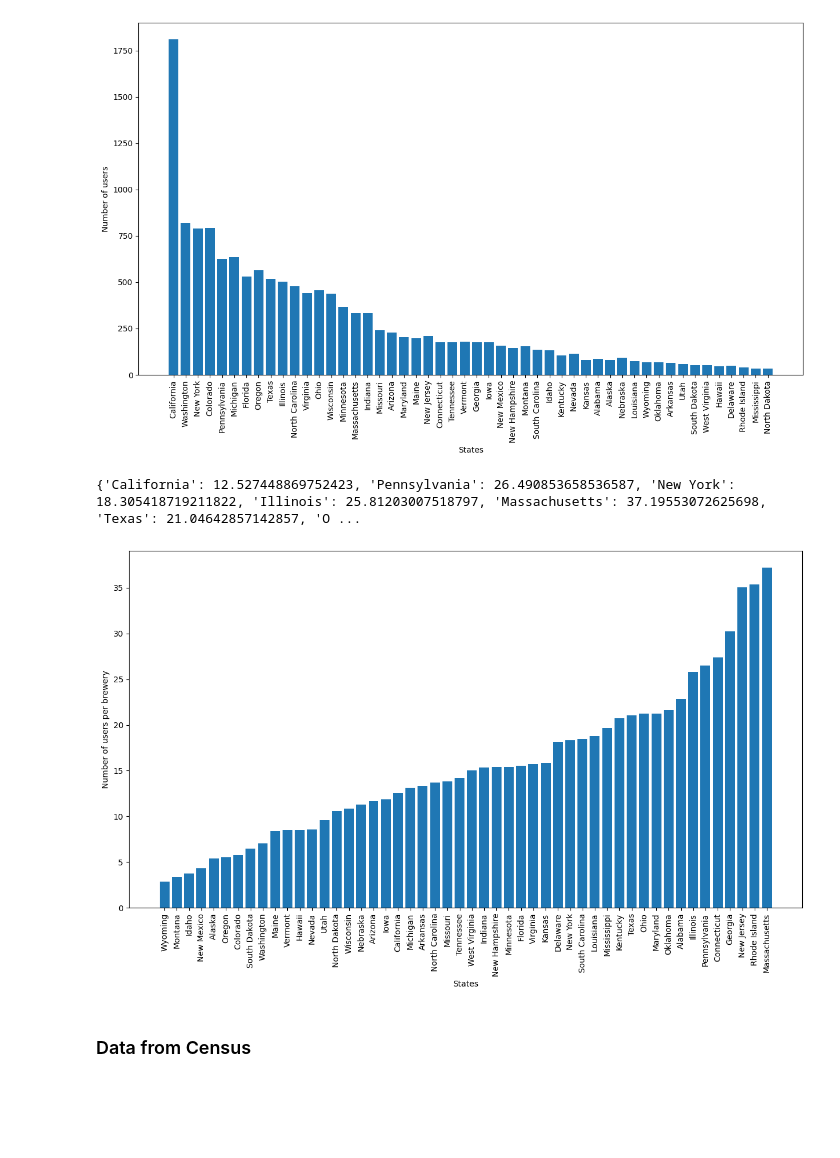
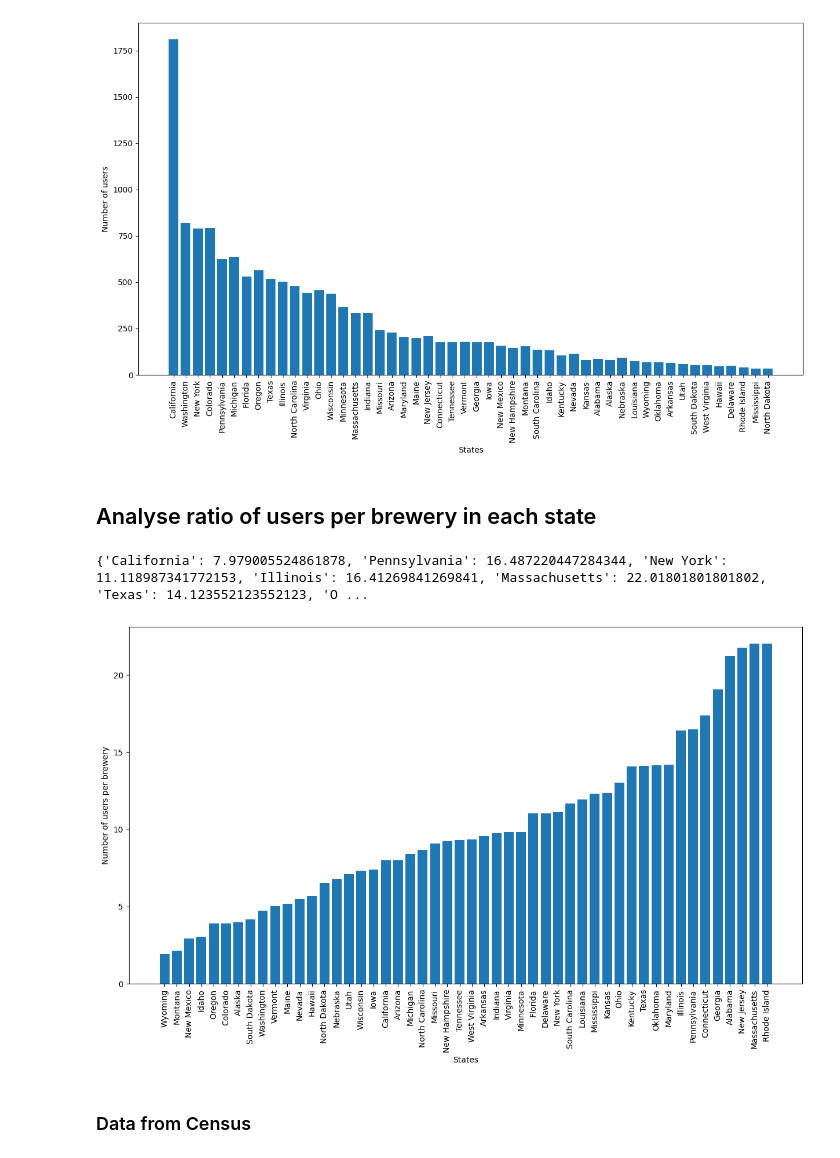
Before and after one commit to epfl-ada/ada-2024-project-fandemondada, a Jupyter notebook: results.ipynb, the cells around one changed output. Saved outputs shown, nothing was run; the diff lists cells and outputs as text; code cells hidden in the pictures; blank space fills up the shorter version.

Commit message:
load data from csv, number of habintants per user in each state

```diff
--- a/results.ipynb
+++ b/results.ipynb
@@ -9,5 +17,9 @@ import pandas as pd
 # %%
 # put the tar.tz files in the data/ folder
-warnings.filterwarnings("ignore")
-data = tar_gz_to_csv(load_path= 'data/', save_path='data/raw/', load_text = False)
-warnings.filterwarnings("default")
+# warnings.filterwarnings("ignore")
+# data = tar_gz_to_csv(load_path= 'data/', save_path='data/raw/', load_text = False)
+# warnings.filterwarnings("default")
+
+##use this line if you have all the data extracted to csv files under data/raw in subfolders BeerAdvocate, RateBeer, and MatchedBeerData
+##it loads the data into 3 dictionnaries containing the dataframes
+data_ba, data_rb, data_matched = load_data_from_csv('data/raw/')
@@ -22,7 +63,7 @@ dict_keys(['BeerAdvocate_beers.csv', 'BeerAdvocate_users.csv', 'BeerAdvocate_bre
 # %%
-users_matched = data['matched_beer_data_users.csv']
-users_ba = data['BeerAdvocate_users.csv']
-users_rb = data['RateBeer_users.csv']
+users_matched = data_matched['matched_beer_data_users.csv']
+users_ba = data_ba['BeerAdvocate_users.csv']
+users_rb = data_rb['RateBeer_users.csv']
 users_ba = users_ba.dropna(subset=['location'])
 users_rb = users_rb.dropna(subset=['location'])
 # %%
@@ -66,7 +109,7 @@ plt.show()
 # %%
-breweries_matched = data['matched_beer_data_breweries.csv']
-breweries_ba = data['BeerAdvocate_breweries.csv']
-breweries_rb = data['RateBeer_breweries.csv']
+breweries_matched = data_matched['matched_beer_data_breweries.csv']
+breweries_ba = data_ba['BeerAdvocate_breweries.csv']
+breweries_rb = data_rb['RateBeer_breweries.csv']
 breweries_ba = breweries_ba.dropna(subset=['location'])
 breweries_rb = breweries_rb.dropna(subset=['location'])
 # %%
@@ -119,26 +162,28 @@ plt.xticks(rotation=90)
 plt.show()
 # %% [output]
 [figure]
+# %% [markdown]
+## Analyse ratio of users per brewery in each state
 # %%
 #Amount of users per brewery in each state
-users_per_brewery_ba = {k: (breweries_per_state_barb[k] / users_pw[k]) for k in users_per_state_ba.keys()}
-print(users_per_brewery_ba)
+users_per_brewery_barb = {k: (users_per_state_barb[k] / breweries_per_state_barb[k]) for k in users_per_state_ba.keys()}
+print(users_per_brewery_barb)
 
 #sort so easier to view plot
-sorted_users_per_brewery_ba = dict(sorted(users_per_brewery_ba.items(), key=lambda item: item[1]))
+sorted_users_per_brewery_ba = dict(sorted(users_per_brewery_barb.items(), key=lambda item: item[1]))
 
 states = sorted_users_per_brewery_ba.keys()
 users_per_brewery = sorted_users_per_brewery_ba.values()
 
 fig, ax = plt.subplots(figsize=(15, 8))
 ax.bar(states, users_per_brewery)
 ax.set_ylabel('Number of users per brewery')
 ax.set_xlabel('States')
 plt.xticks(rotation=90)
 plt.show()
 # %% [output]
-{'California': 12.527448869752423, 'Pennsylvania': 26.490853658536587, 'New York': 18.305418719211822, 'Illinois': 25.81203007518797, 'Massachusetts': 37.19553072625698, 'Texas': 21.04642857142857, 'O ...
+{'California': 7.979005524861878, 'Pennsylvania': 16.487220447284344, 'New York': 11.118987341772153, 'Illinois': 16.41269841269841, 'Massachusetts': 22.01801801801802, 'Texas': 14.123552123552123, 'O ...
-[figure, old version]
+[figure, new version]
 # %% [markdown]
 ### Data from Census
 # %%
```
Also changed, not shown: parts of 12 cells of this notebook.
